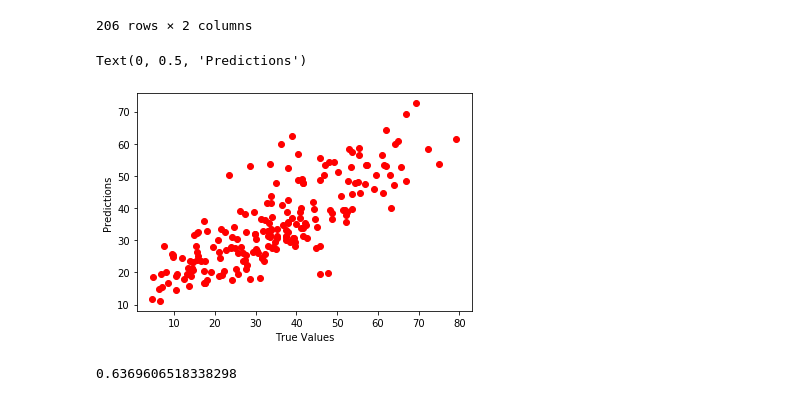
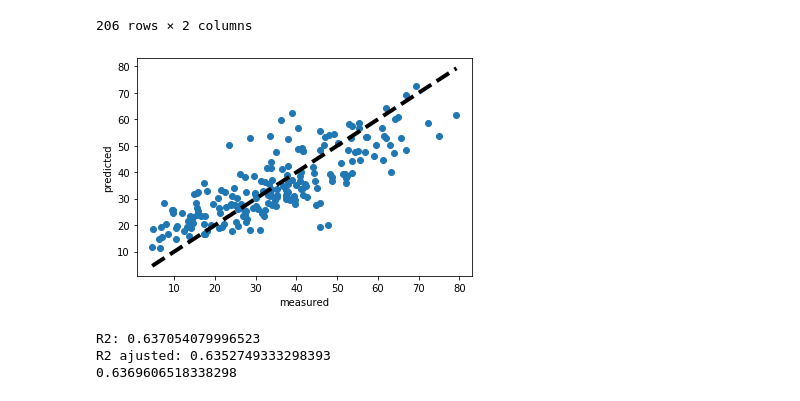
Before and after one commit to antuniooh/numerical-calculation-database-analysis, a Jupyter notebook: main.ipynb, the cells around one changed output. Drawn from its saved outputs; the diff is of its cells as text; code cells hidden in the pictures.

Commit message:
Att graph

```diff
--- a/main.ipynb
+++ b/main.ipynb
@@ -91,20 +91,31 @@ DF
 206 rows × 2 columns
 # %%
 #Passo 4 - Gráfico Linear Regressão Multipla
-# %%
-from sklearn.linear_model import LinearRegression
-plt.scatter(y_test, y_pred, color = "red")
-plt.xlabel('True Values')
-plt.ylabel('Predictions')
-# %% [output]
-Text(0, 0.5, 'Predictions')
-[figure, removed]
-# %%
-from sklearn import metrics
-r_square = metrics.r2_score(y_test, y_pred)
-print(r_square)
-# %% [output]
-0.6369606518338298
+# %%
+fig, ax = plt.subplots()
+ax.scatter(y_test, y_pred)
+ax.plot([y_test.min(), y_test.max()], [y_test.min(), y_test.max()], 'k--', lw=4)
+ax.set_xlabel('measured')
+ax.set_ylabel('predicted')
+plt.show()
+# %% [output]
+[figure, added]
+# %%
+import statsmodels.api as sm
+
+x = sm.add_constant(y_test, prepend=True)
+res = sm.OLS(y_pred,x).fit()
+
+print("R2: " + str(res.rsquared))
+print("R2 ajusted: " + str(res.rsquared_adj))
+
+from sklearn import metrics
+r_square = metrics.r2_score(y_test, y_pred)
+print(r_square)
+# %% [output]
+R2: 0.637054079996523
+R2 ajusted: 0.6352749333298393
+0.6369606518338298
 # %%
 #Passo 5 - Pearson
 # %%
```
Also changed, not shown: 1 other file.
